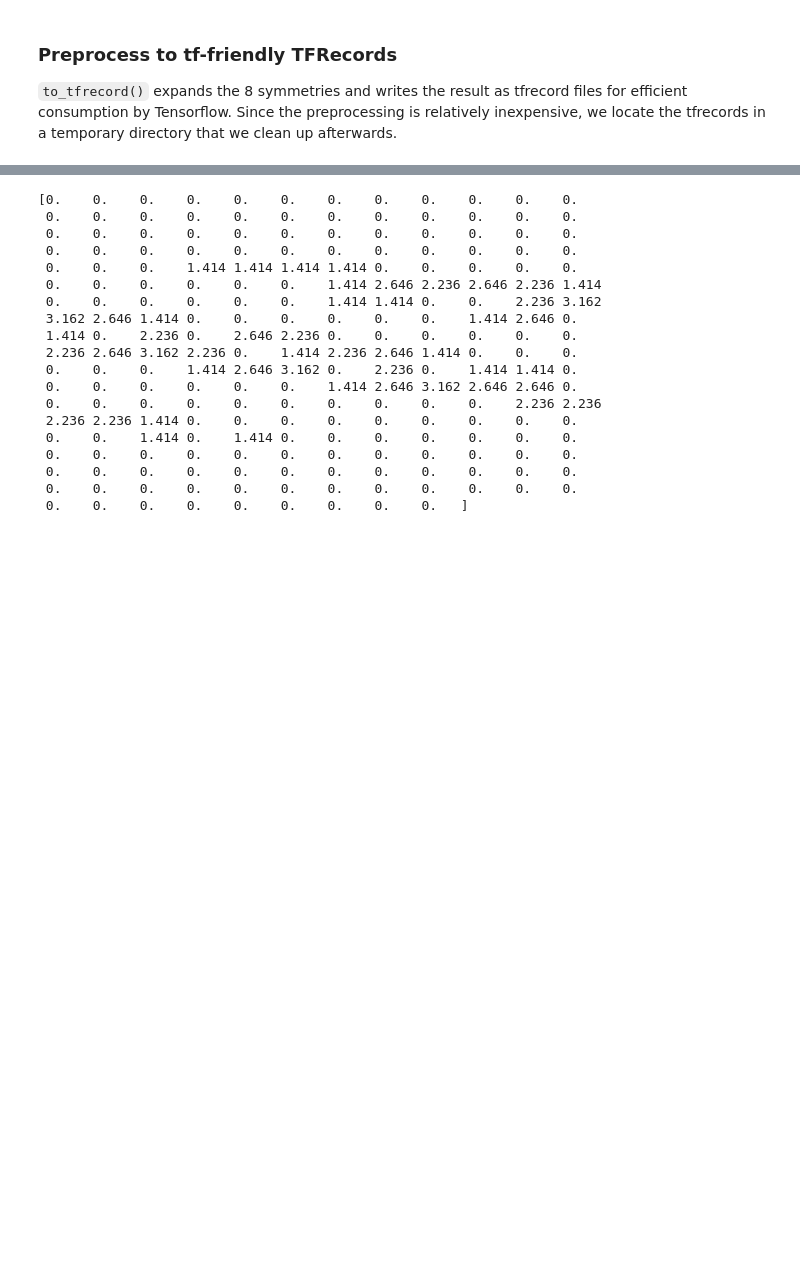
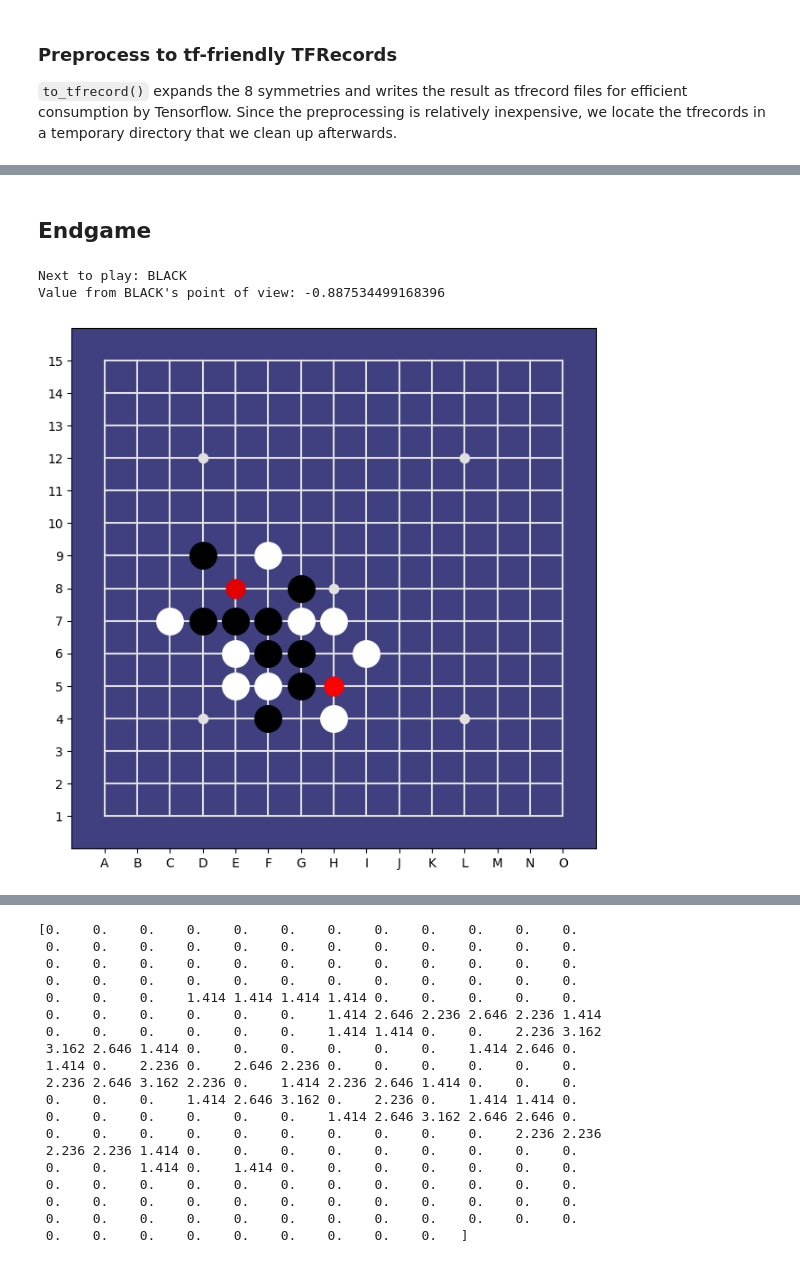
Before and after one commit to Project-Ellie/DeepGomoku, a Jupyter notebook: notebooks/Training_Curriculum.ipynb, the cells around one changed output, grey strips where cells are left out. Cells and saved outputs as stored; diff of their text form; code cells hidden in the pictures; blank space fills up the shorter version.

```diff
--- a/notebooks/Training_Curriculum.ipynb
+++ b/notebooks/Training_Curriculum.ipynb
@@ -80,0 +76,11 @@ Value from WHITE's point of view: -0.9994991421699524
+# %% [markdown]
+## Endgame
+# %%
+ds = curriculum[Focus.ENDGAME]['dataset']
+s, p, v = next(iter(ds))
+example = np.squeeze(s[0,:,:,:]), list(np.squeeze(p[0,:])), np.squeeze(v[0])
+analyse_example(BOARD_SIZE, example, disp_width=7.5, policy_cutoff=.001)
+# %% [output]
+Next to play: BLACK
+Value from BLACK's point of view: -0.887534499168396
+[figure, added]
```
Also changed, not shown: parts of 30 cells of this notebook, 1 other file.
